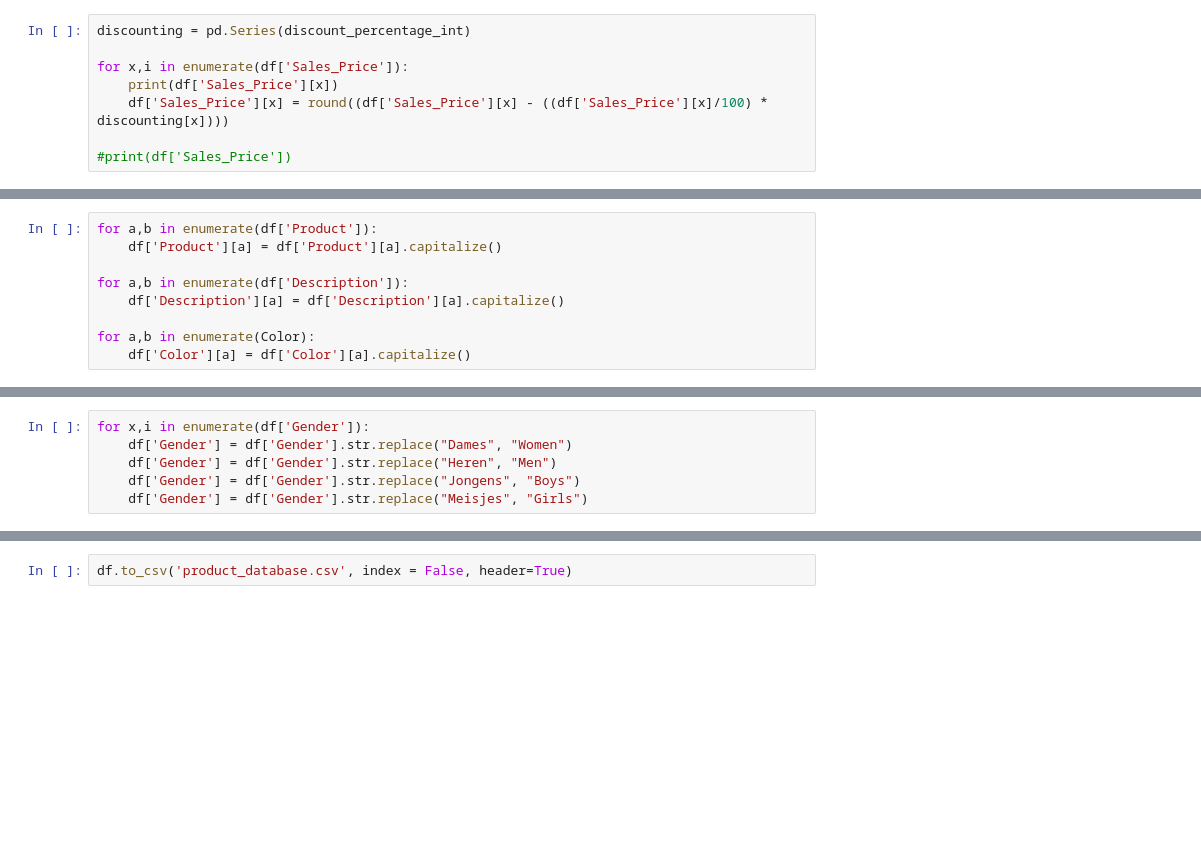
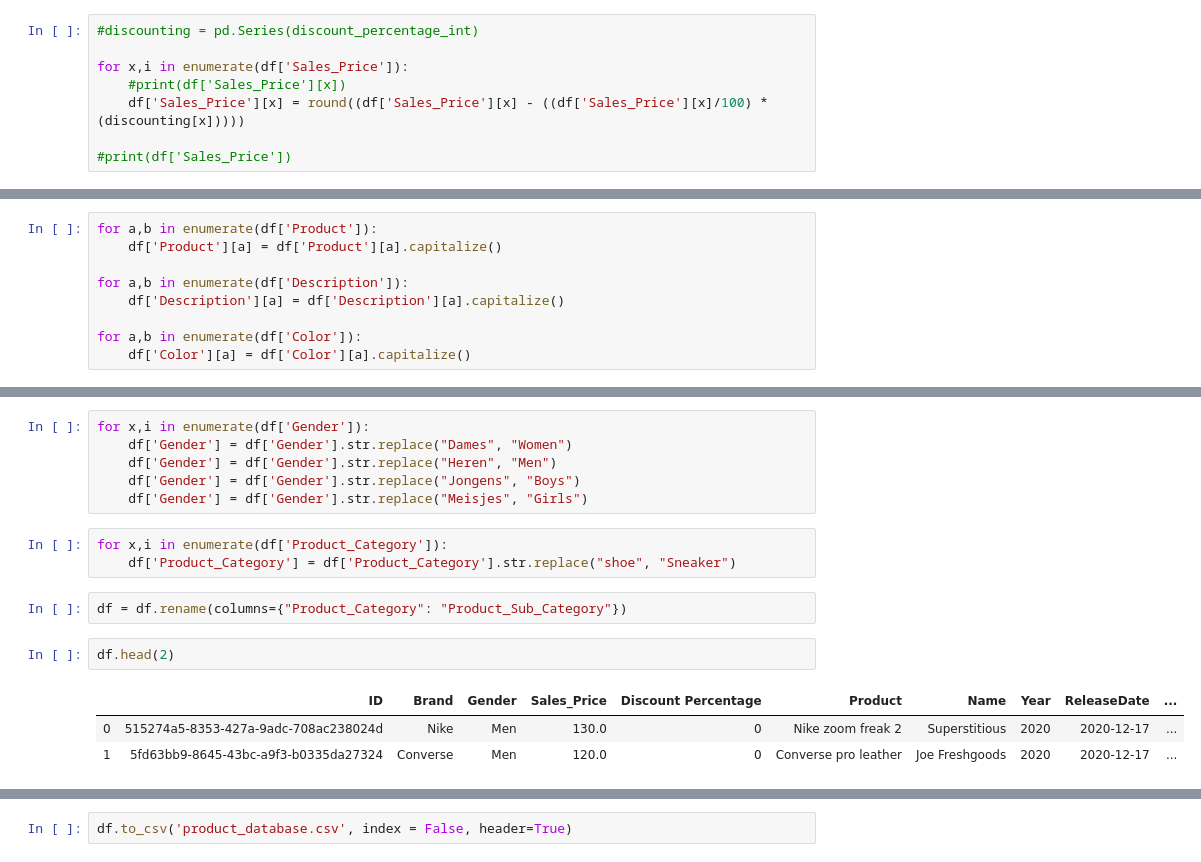
Before and after one commit to Cerbersec/WebApp, a Jupyter notebook: Database/Database_Integrated_Lab.ipynb, the cells around one changed output, grey strips where cells are left out. Drawn from its saved outputs; the diff is of its cells as text; blank space fills up the shorter version.

Commit message:
Product Database: toevoegen product sub category, product category, aanpassen brand

```diff
--- a/Database/Database_Integrated_Lab.ipynb
+++ b/Database/Database_Integrated_Lab.ipynb
@@ -1296,9 +1408,9 @@ for x, i in enumerate(discount_percentage):
 # %%
-discounting = pd.Series(discount_percentage_int)
+#discounting = pd.Series(discount_percentage_int)
 
 for x,i in enumerate(df['Sales_Price']):
-    print(df['Sales_Price'][x])
-    df['Sales_Price'][x] = round((df['Sales_Price'][x] - ((df['Sales_Price'][x]/100) * discounting[x])))
+    #print(df['Sales_Price'][x])
+    df['Sales_Price'][x] = round((df['Sales_Price'][x] - ((df['Sales_Price'][x]/100) * (discounting[x]))))
 
 #print(df['Sales_Price'])
 # %% [output]
@@ -1335,7 +1446,7 @@ for a,b in enumerate(df['Product']):
 for a,b in enumerate(df['Description']):
     df['Description'][a] = df['Description'][a].capitalize()
 
-for a,b in enumerate(Color):
+for a,b in enumerate(df['Color']):
     df['Color'][a] = df['Color'][a].capitalize()
 # %% [output]
 A value is trying to be set on a copy of a slice from a DataFrame
@@ -1365,3 +1476,14 @@ for x,i in enumerate(df['Gender']):
     df['Gender'] = df['Gender'].str.replace("Heren", "Men")
     df['Gender'] = df['Gender'].str.replace("Jongens", "Boys")
     df['Gender'] = df['Gender'].str.replace("Meisjes", "Girls")
+# %%
+for x,i in enumerate(df['Product_Category']):
+    df['Product_Category'] = df['Product_Category'].str.replace("shoe", "Sneaker")
+# %%
+df = df.rename(columns={"Product_Category": "Product_Sub_Category"})
+# %%
+df.head(2)
+# %% [output]
+|  | ID | Brand | Gender | Sales_Price | Discount Percentage | Product | Name | Year | ReleaseDate | ... |
+| 0 | 515274a5-8353-427a-9adc-708ac238024d | Nike | Men | 130.0 | 0 | Nike zoom freak 2 | Superstitious | 2020 | 2020-12-17 | ... |
+| 1 | 5fd63bb9-8645-43bc-a9f3-b0335da27324 | Converse | Men | 120.0 | 0 | Converse pro leather | Joe Freshgoods | 2020 | 2020-12-17 | ... |
```
Also changed, not shown: parts of 33 cells of this notebook, 2 other files.
